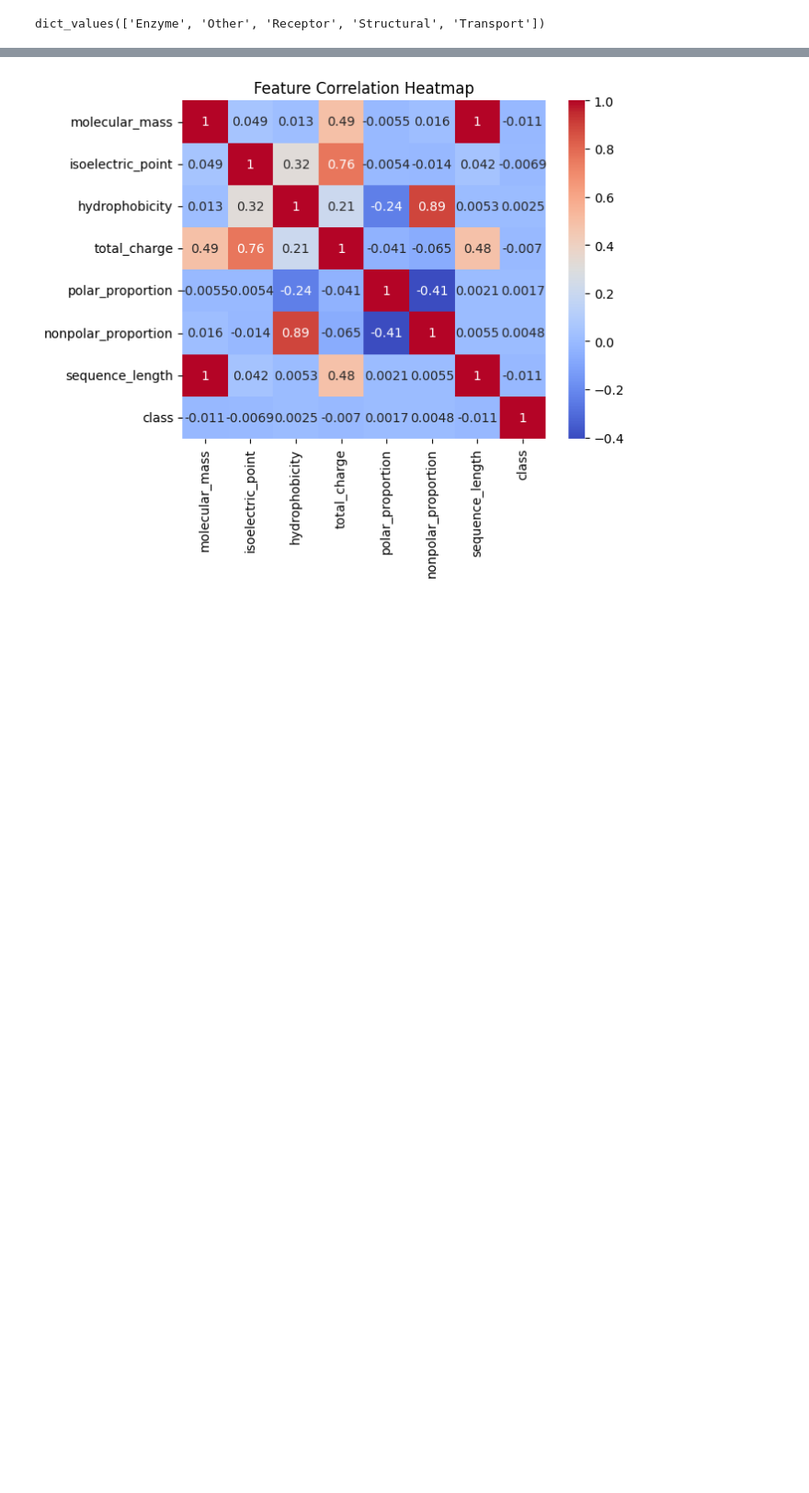
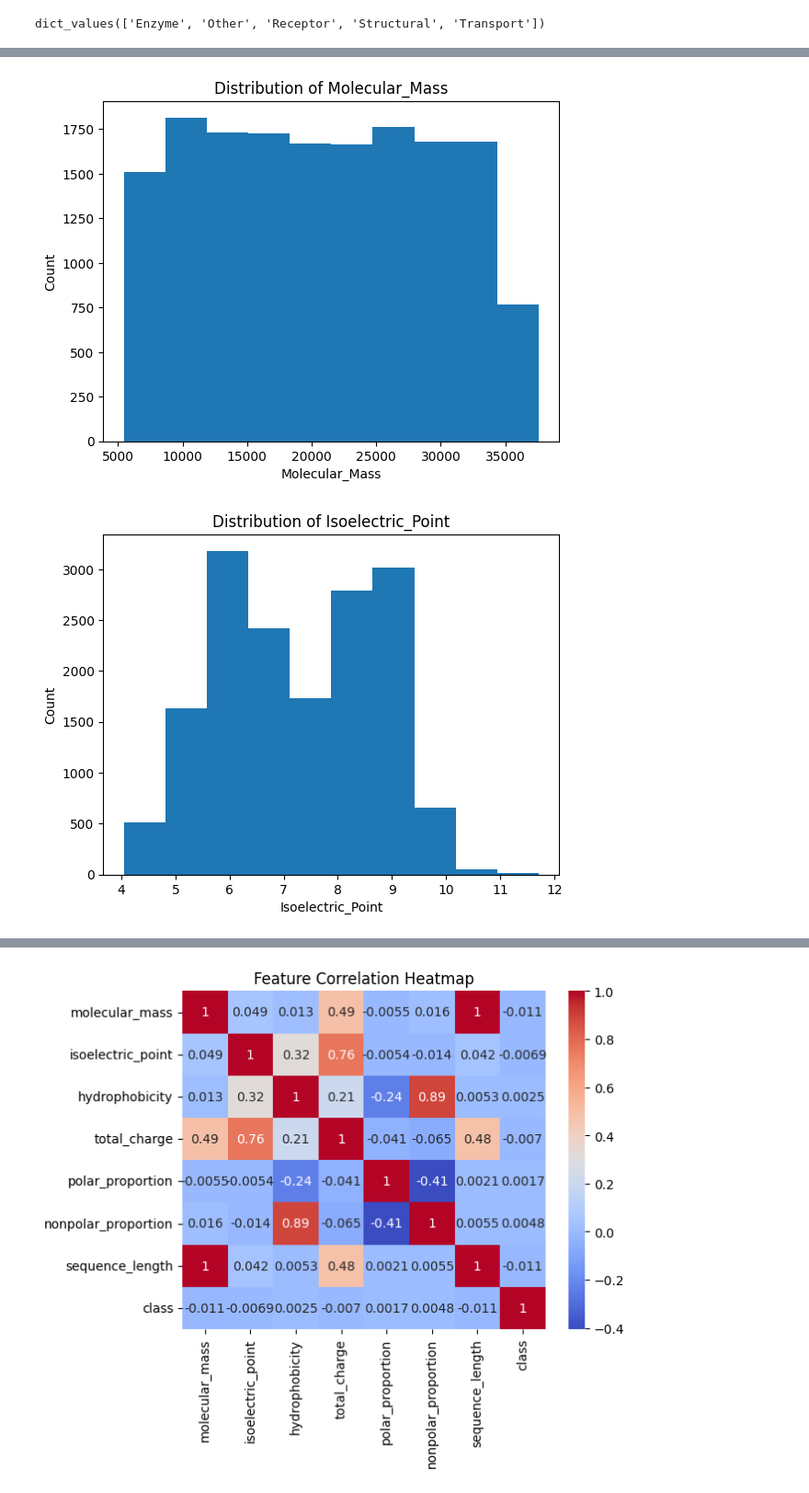
Before and after one commit to txx99/Misc-Projects, a Jupyter notebook: Protein_Dataset_Analysis/Script/main.ipynb, the cells around one changed output, grey strips where cells are left out. Shown: that part at 92% size. Drawn from its saved outputs; the diff is of its cells as text; code cells hidden in the pictures; blank space fills up the shorter version.

```diff
--- a/Protein_Dataset_Analysis/Script/main.ipynb
+++ b/Protein_Dataset_Analysis/Script/main.ipynb
@@ -179,0 +174,14 @@ plt.show()
+# %%
+num_cols = train.select_dtypes(include=[np.number]).columns.to_list()
+num_cols.remove("class")
+
+for i in num_cols:
+    i_df = train[i]
+    plt.hist(i_df)
+    plt.title(f"Distribution of {i.title()}")
+    plt.xlabel(f"{i.title()}")
+    plt.ylabel("Count")
+    plt.show()
+# %% [output]
+[figure, added]
+[figure, added]
```
Also changed, not shown: parts of 7 cells of this notebook.
